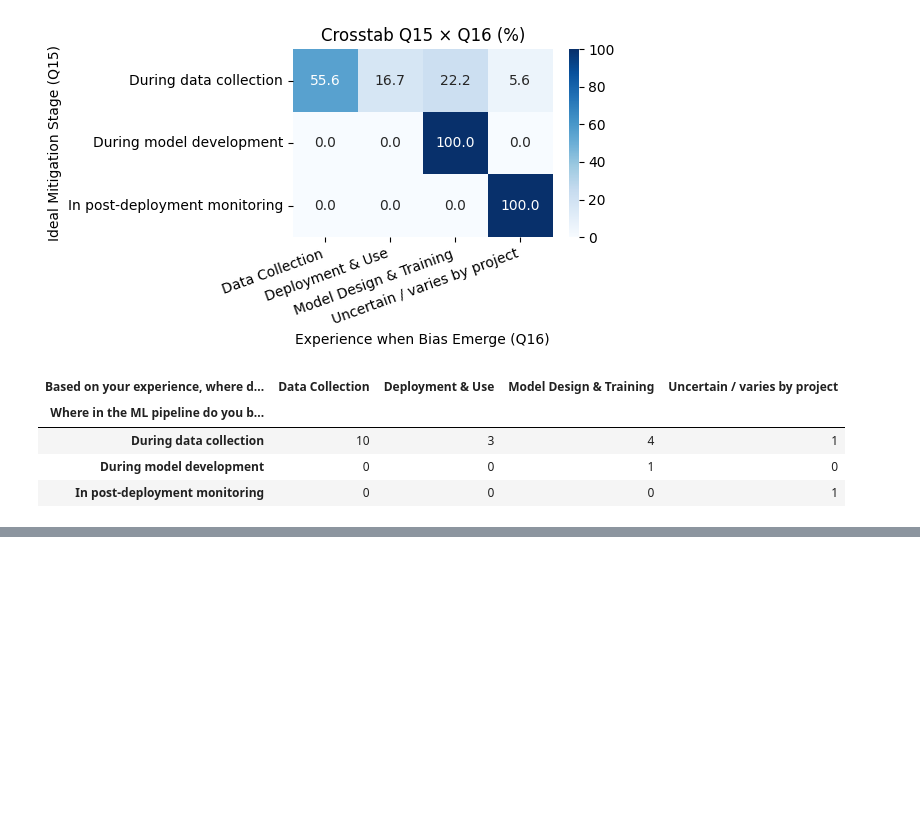
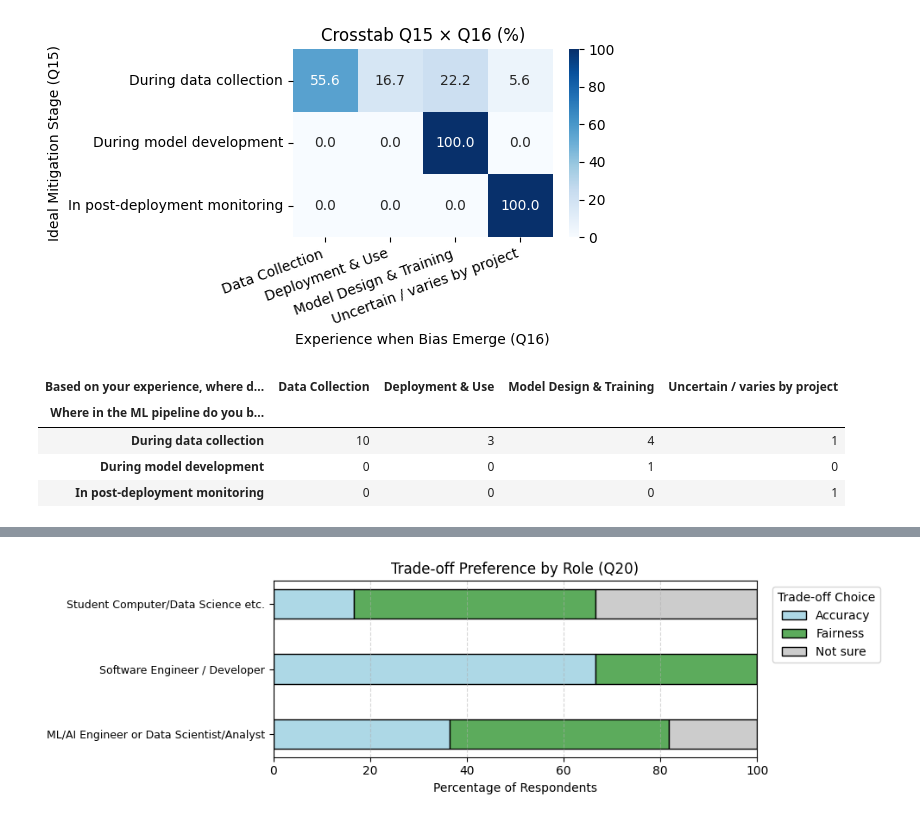
Before and after one commit to jeaend/bias-mitigation-aif360, a Jupyter notebook: notebooks/questionnaire_analysis.ipynb, the cells around one changed output, grey strips where cells are left out. Drawn from its saved outputs; the diff is of its cells as text; code cells hidden in the pictures; blank space fills up the shorter version.

Commit message:
add Part 5: Trade off

```diff
--- a/notebooks/questionnaire_analysis.ipynb
+++ b/notebooks/questionnaire_analysis.ipynb
@@ -611,0 +770,36 @@ ct
+# %%
+labels = ct_pct.index.tolist()
+categories = ["Accuracy", "Fairness", "Not sure"]
+colors = ["lightblue", "#5cab5c", "#cccccc"]
+
+y_pos = np.arange(len(labels))
+bar_h  = 0.45
+
+#  plot
+fig, ax = plt.subplots(figsize=(10, 3))
+left = np.zeros(len(labels))
+
+for cat, col in zip(categories, colors):
+    ax.barh(
+        y_pos,
+        ct_pct[cat],
+        left=left,
+        height=bar_h,
+        color=col,
+        edgecolor="black",
+        label=cat
+    )
+    left += ct_pct[cat]
+
+# 3) cosmetics
+ax.set_yticks(y_pos)
+ax.set_yticklabels(labels, fontsize=9)
+ax.set_xlabel("Percentage of Respondents")
+ax.set_title("Trade-off Preference by Role (Q20)")
+ax.set_xlim(0, 100)
+ax.grid(axis="x", linestyle="--", alpha=0.5)
+ax.legend(title="Trade-off Choice", bbox_to_anchor=(1.02, 1), loc="upper left")
+plt.tight_layout()
+plt.show()
+# %% [output]
+[figure, added]
```
Also changed, not shown: parts of 9 cells of this notebook, 1 other file.
